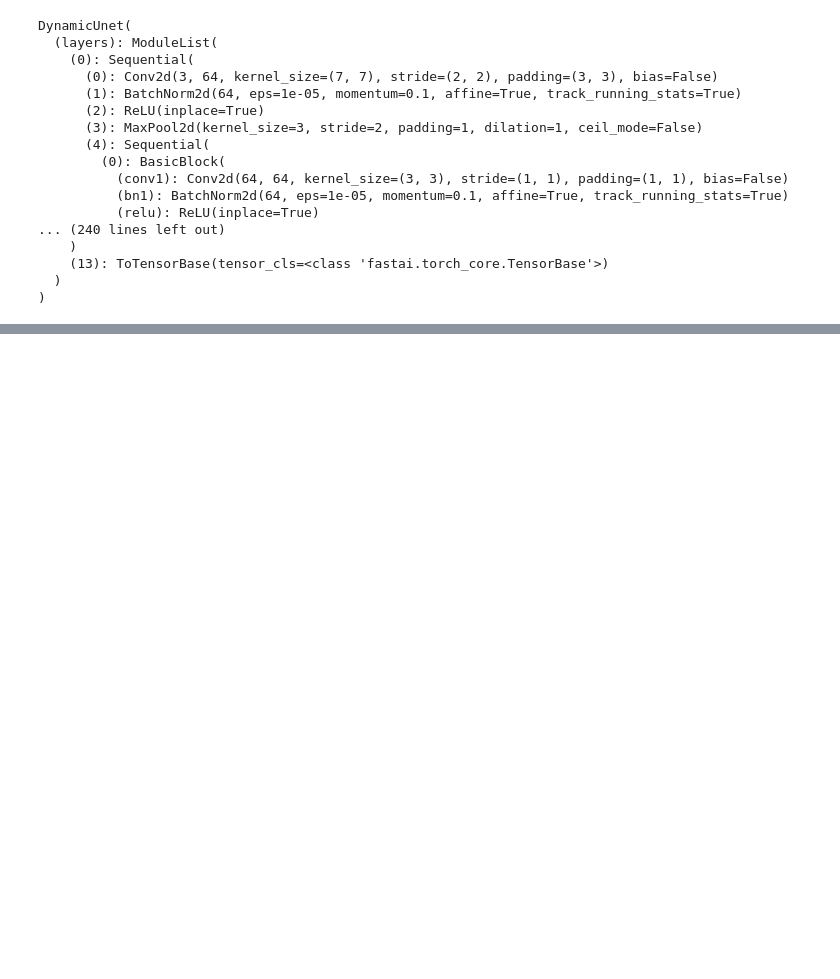
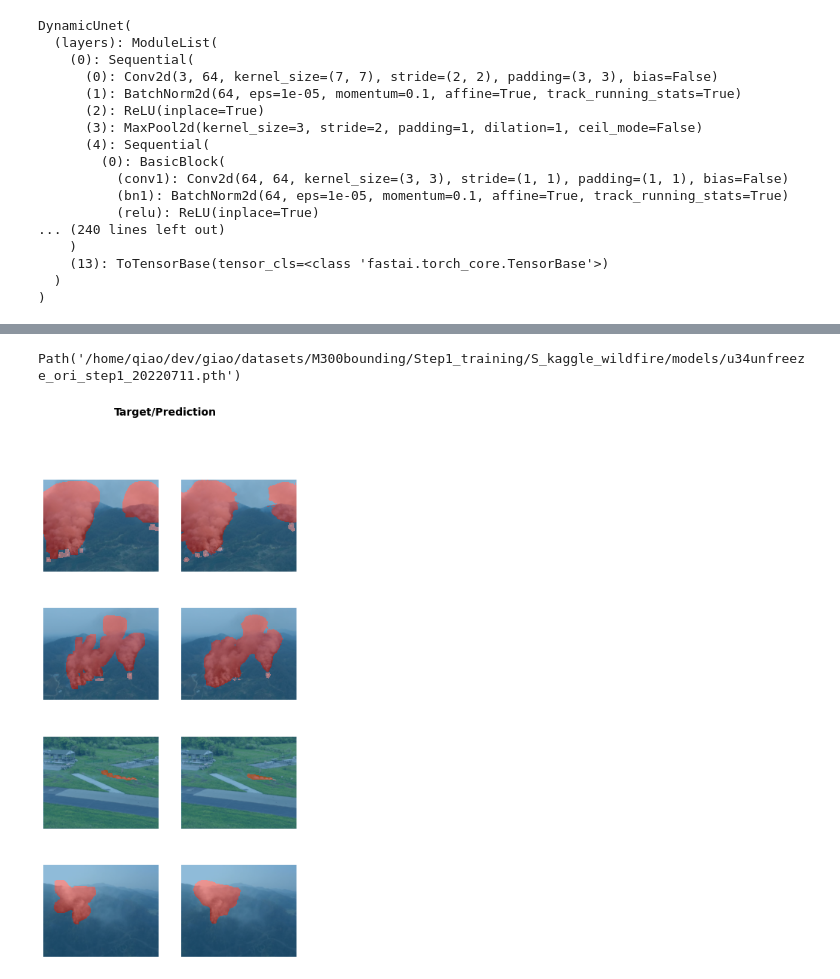
Before and after one commit to qiaolinhan/giao, a Jupyter notebook: havingfun/detecting/segmentation/unet34/Original Unet34 fastai M300geolocating Step1.ipynb, the cells around one changed output, grey strips where cells are left out. Drawn from its saved outputs; the diff is of its cells as text; code cells hidden in the pictures; blank space fills up the shorter version.

```diff
--- a/havingfun/detecting/segmentation/unet34/Original Unet34 fastai.ipynb
+++ b/havingfun/detecting/segmentation/unet34/Original Unet34 fastai M300geolocating Step1.ipynb
@@ -137,3 +238,3 @@ learn.recorder.plot_loss(skip_start=0, with_valid=True)
 # %%
-learn.save('2022516stage1')
-learn.load('2022516stage1')
+learn.save('u34freeze_ori_step1_20220711')
+learn.load('u34freeze_ori_step1_20220711')
@@ -145,2 +250,4 @@ lr_max = 9e-7
+# %%
+lr_max = 8.31e-6
 # %%
-learn.fit_one_cycle(5, lr_max)
+learn.fit_one_cycle(17, lr_max)
@@ -149,3 +277,4 @@ learn.recorder.plot_loss(skip_start=0, with_valid=True)
 # %%
 learn.show_results()
-learn.save('20220516_attunet_res34')
+learn.save('u34unfreeze_ori_step1_20220711')
+# %% [output]
@@ -151,0 +282,2 @@ learn.save('20220516_attunet_res34')
+Path('/home/qiao/dev/giao/datasets/M300bounding/Step1_training/S_kaggle_wildfire/models/u34unfreeze_ori_step1_20220711.pth')
+[figure, added]
```
Also changed, not shown: parts of 47 cells of this notebook, 5 other files.
